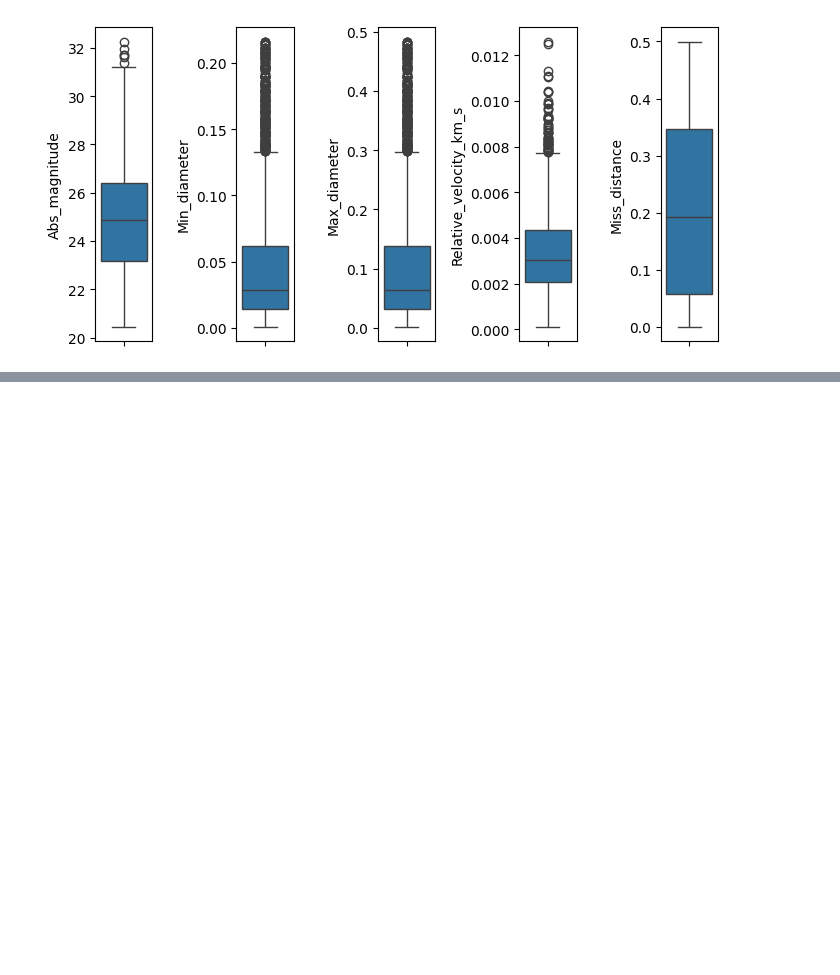
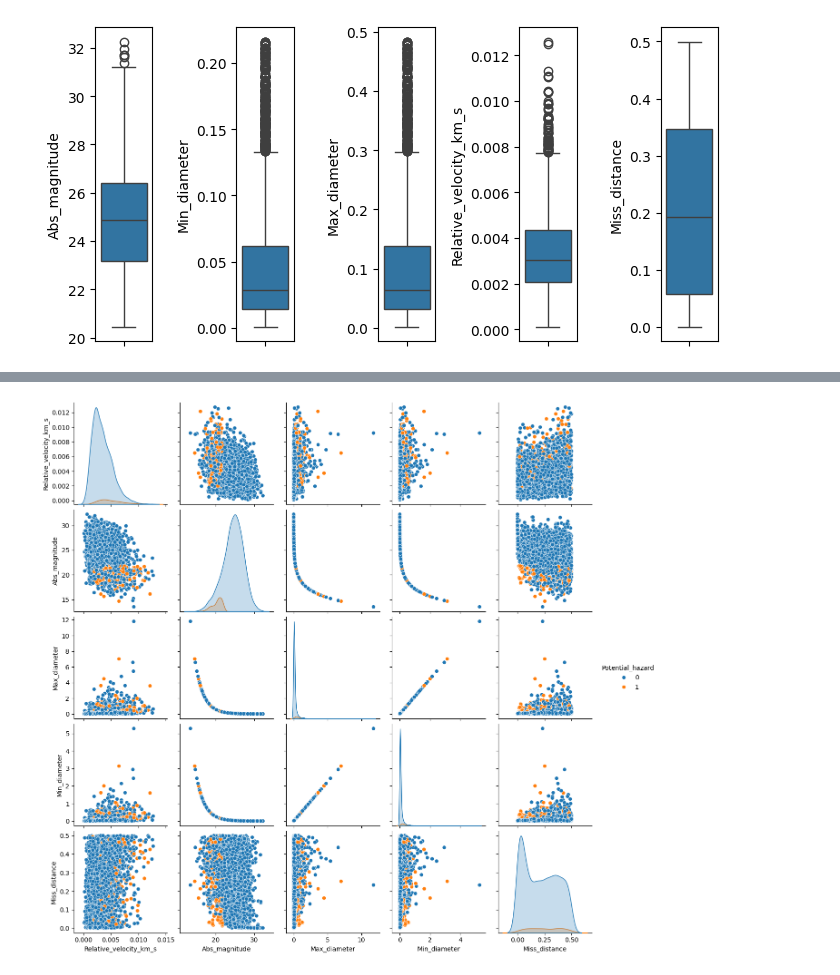
Before and after one commit to parul0315/Applied-Python-Projects-Business-Simulation-Space-Object-Classification, a Jupyter notebook: Task2/main.ipynb, the cells around one changed output, grey strips where cells are left out. Cells and saved outputs as stored; diff of their text form; code cells hidden in the pictures; blank space fills up the shorter version.

```diff
--- a/Task2/main.ipynb
+++ b/Task2/main.ipynb
@@ -468,0 +500,5 @@ Boolean Series key will be reindexed to match DataFrame index.
+# %%
+sns.pairplot(df[['Relative_velocity_km_s', 'Abs_magnitude', 'Max_diameter', 'Min_diameter', 'Miss_distance','Potential_hazard']], hue="Potential_hazard")
+plt.show()
+# %% [output]
+[figure, added]
```
Also changed, not shown: parts of 27 cells of this notebook.
